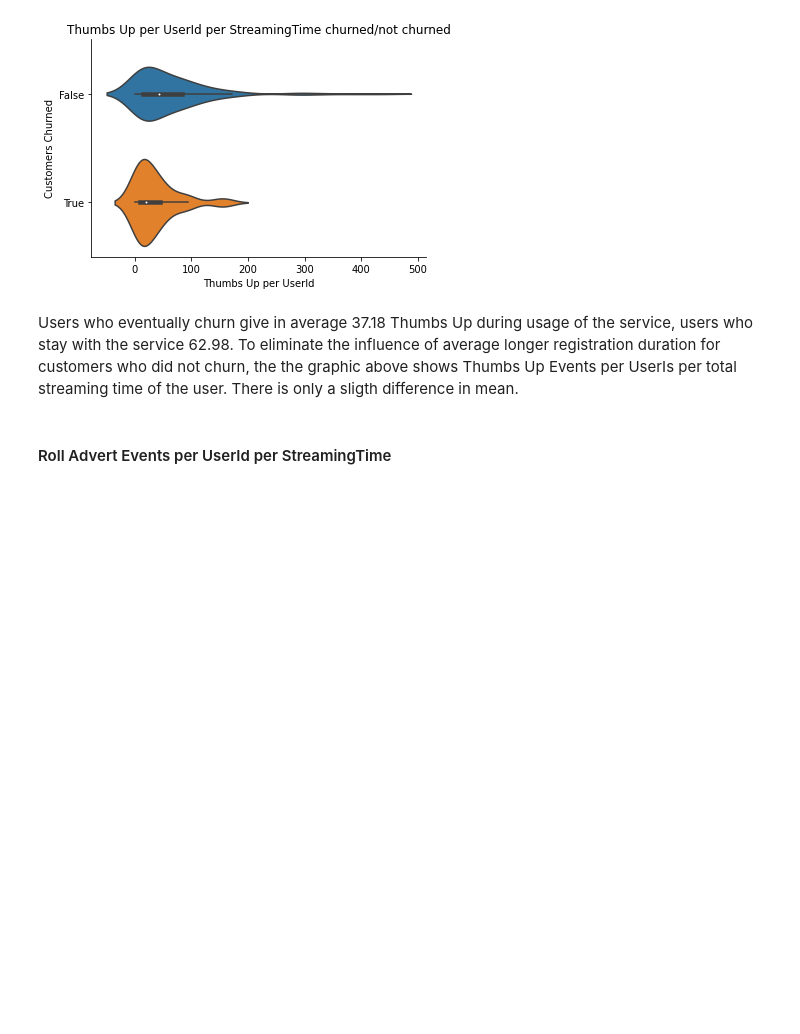
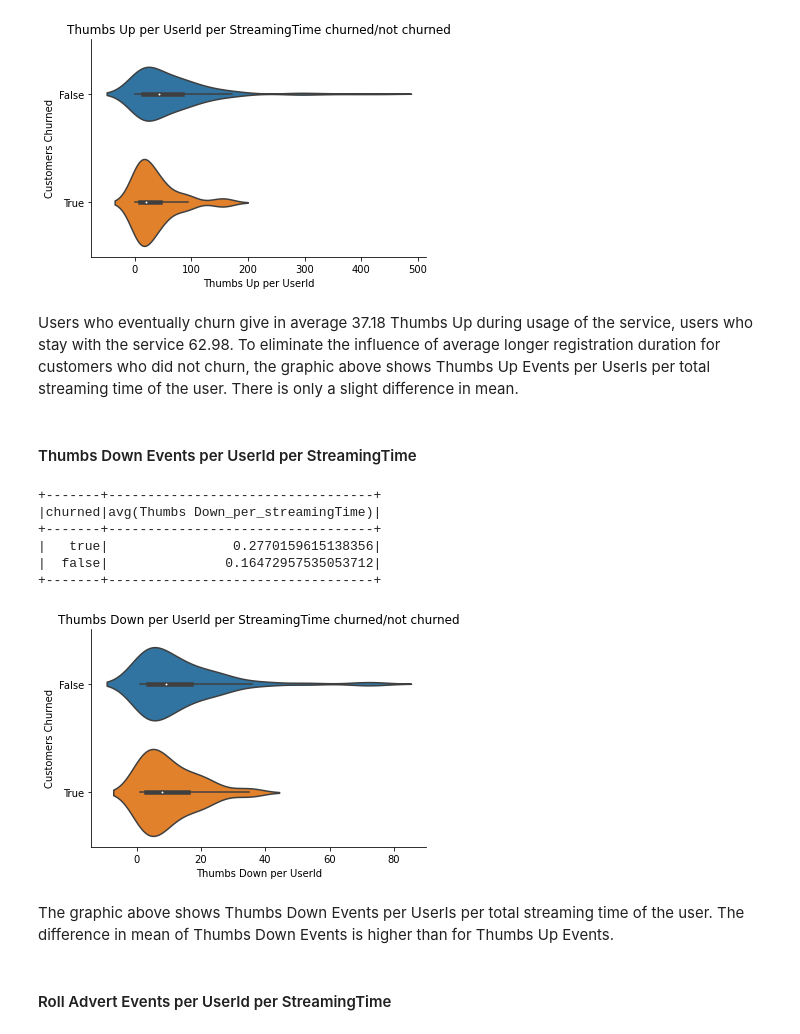
Before and after one commit to LeopoldWalther/SparkChurnDetection, a Jupyter notebook: Sparkify.ipynb, the cells around one changed output. Drawn from its saved outputs; the diff is of its cells as text; code cells hidden in the pictures; blank space fills up the shorter version.

```diff
--- a/Sparkify.ipynb
+++ b/Sparkify.ipynb
@@ -898,7 +898,29 @@ plot_events_per_userStreaming(thumbsUp_per_streamingTime, 'Thumbs Up')
 +-------+--------------------------------+
 [figure]
 # %% [markdown]
-Users who eventually churn give in average 37.18 Thumbs Up during usage of the service, users who stay with the service 62.98. To eliminate the influence of average longer registration duration for customers who did not churn, the the graphic above shows Thumbs Up Events per UserIs per total streaming time of the user. There is only a sligth difference in mean.
+Users who eventually churn give in average 37.18 Thumbs Up during usage of the service, users who stay with the service 62.98. To eliminate the influence of average longer registration duration for customers who did not churn, the graphic above shows Thumbs Up Events per UserIs per total streaming time of the user. There is only a slight difference in mean.
+# %% [markdown]
+#### Thumbs Down Events per UserId per StreamingTime
+# %%
+# calculate events per user and streaming time
+thumbsDown_per_streamingTime = create_statistic_per_userId_streamingTime(user_log_valid, 'Thumbs Down')
+
+# show table with mean of churned/stayed
+thumbsDown_per_streamingTime.groupBy('churned').mean() \
+    .select('churned', 'avg(Thumbs Down_per_streamingTime)').show()
+
+# create plot
+plot_events_per_userStreaming(thumbsDown_per_streamingTime, 'Thumbs Down')
+# %% [output]
++-------+----------------------------------+
+|churned|avg(Thumbs Down_per_streamingTime)|
++-------+----------------------------------+
+|   true|                0.2770159615138356|
+|  false|               0.16472957535053712|
++-------+----------------------------------+
+[figure, added]
+# %% [markdown]
+The graphic above shows Thumbs Down Events per UserIs per total streaming time of the user. The difference in mean of Thumbs Down Events is higher than for Thumbs Up Events.
 # %% [markdown]
 #### Roll Advert Events per UserId per StreamingTime
 # %%
```
Also changed, not shown: parts of 18 cells of this notebook.
